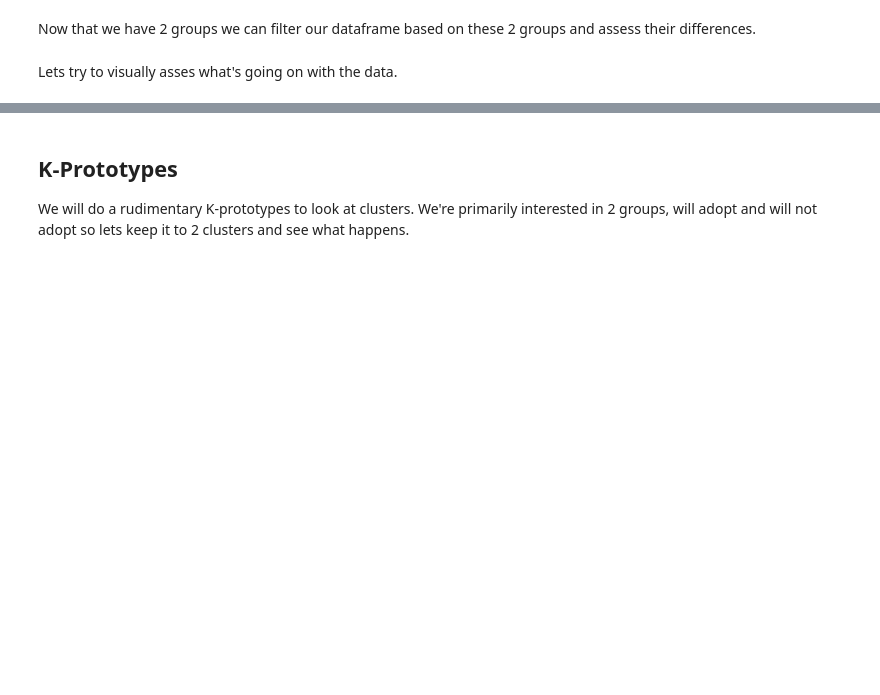
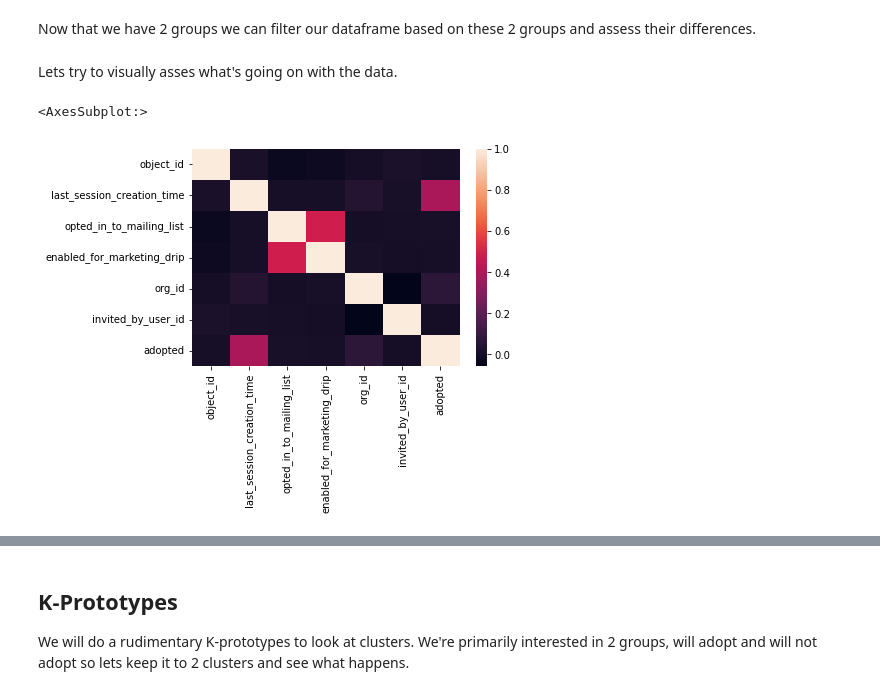
Before and after one commit to lutimoth/SpringboardMay2022, a Jupyter notebook: Data Science Pipeline/Relax_TakeHome_Challenges/Resting Inc Analysis.ipynb, the cells around one changed output, grey strips where cells are left out. Saved outputs shown, nothing was run; the diff lists cells and outputs as text; code cells hidden in the pictures; blank space fills up the shorter version.

```diff
--- a/Data Science Pipeline/Relax_TakeHome_Challenges/Resting Inc Analysis.ipynb
+++ b/Data Science Pipeline/Relax_TakeHome_Challenges/Resting Inc Analysis.ipynb
@@ -111,0 +93,5 @@ adopted.shape
+# %%
+#Binarize and create the adapted feature so we can use this for modeling
+user_data['adopted'] = 0
+user_data.loc[user_data['object_id'].isin(user_list), 'adopted'] = 1
+user_data.head()
@@ -113,3 +106,11 @@ adopted.shape
 Now that we have 2 groups we can filter our dataframe based on these 2 groups and assess their differences.
 # %% [markdown]
 Lets try to visually asses what's going on with the data.
+# %%
+import seaborn as sns
+
+#Start by looking at numerical data
+sns.heatmap(user_data.corr())
+# %% [output]
+<AxesSubplot:>
+[figure, added]
```
Also changed, not shown: parts of 50 cells of this notebook.
